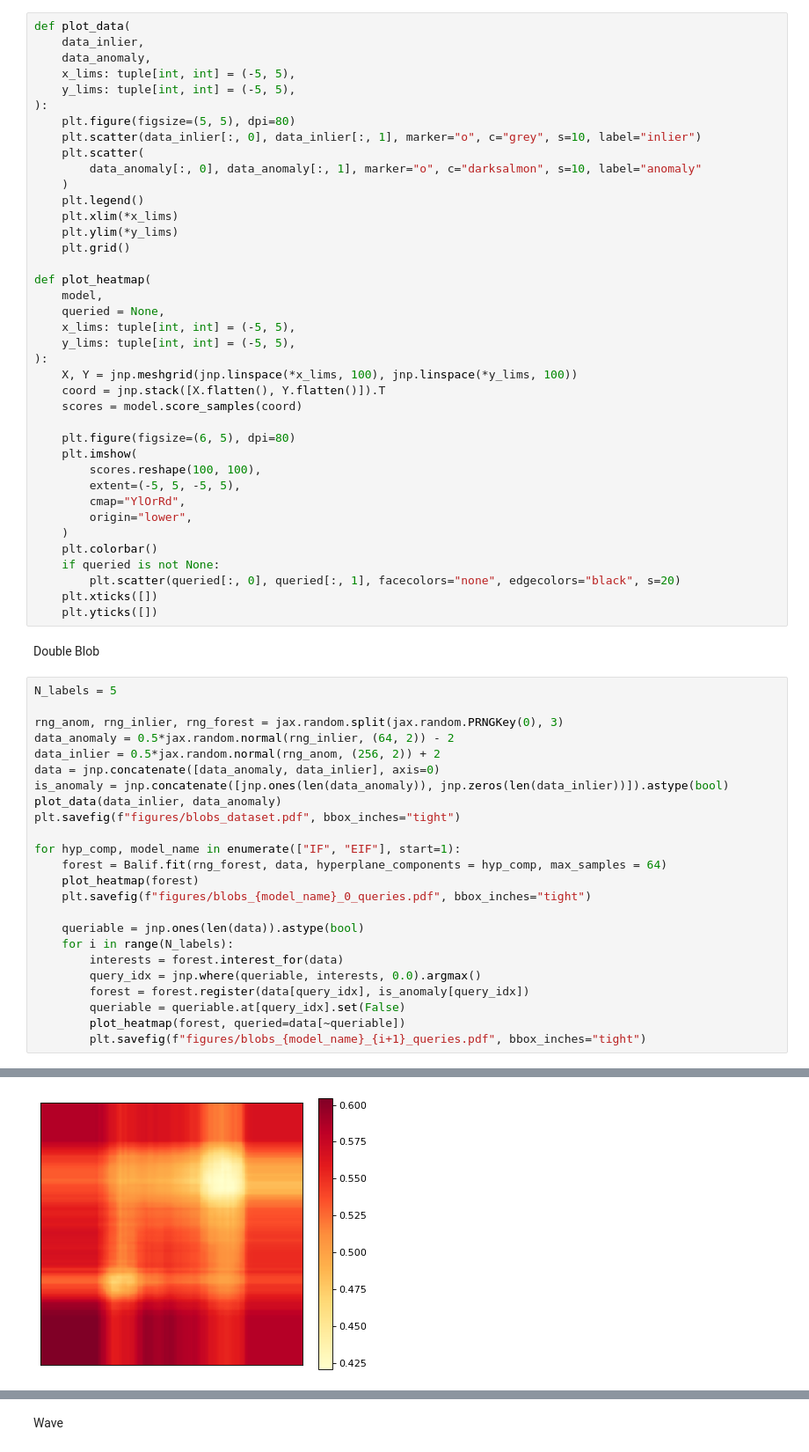
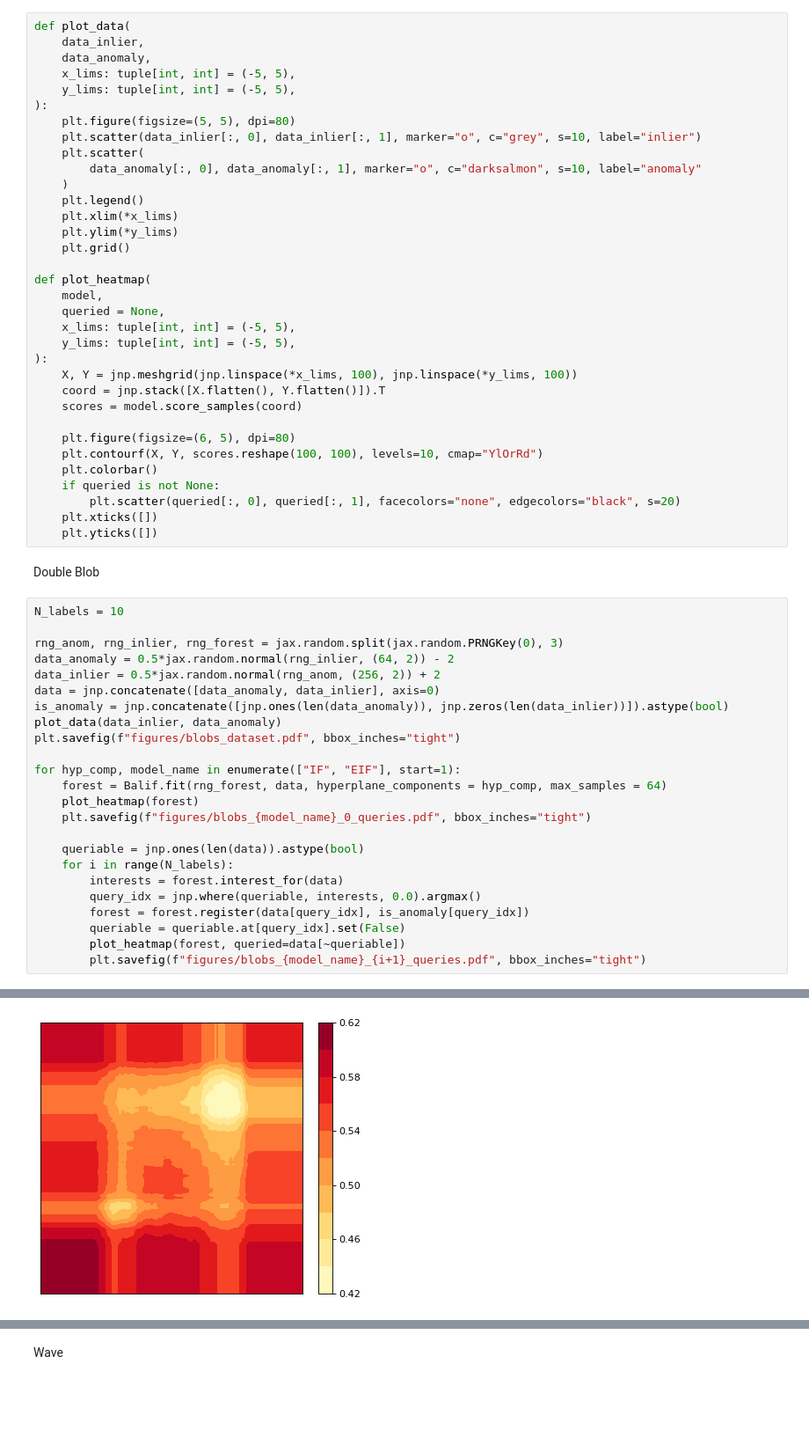
Before and after one commit to davidesartor/balif, a Jupyter notebook: jax/synthetic experiments.ipynb, the cells around one changed output, grey strips where cells are left out. Shown at 88% size. Cells and saved outputs as stored; diff of their text form; blank space fills up the shorter version.

Commit message:
use contorf instead of imshow

```diff
--- a/jax/synthetic experiments.ipynb
+++ b/jax/synthetic experiments.ipynb
@@ -35,12 +35,7 @@ def plot_heatmap(
     scores = model.score_samples(coord)
 
     plt.figure(figsize=(6, 5), dpi=80)
-    plt.imshow(
-        scores.reshape(100, 100),
-        extent=(-5, 5, -5, 5),
-        cmap="YlOrRd",
-        origin="lower",
-    )
+    plt.contourf(X, Y, scores.reshape(100, 100), levels=10, cmap="YlOrRd")
     plt.colorbar()
     if queried is not None:
         plt.scatter(queried[:, 0], queried[:, 1], facecolors="none", edgecolors="black", s=20)
@@ -49,29 +44,29 @@ def plot_heatmap(
 # %% [markdown]
 Double Blob
 # %%
-N_labels = 5
+N_labels = 10
 
 rng_anom, rng_inlier, rng_forest = jax.random.split(jax.random.PRNGKey(0), 3)
 data_anomaly = 0.5*jax.random.normal(rng_inlier, (64, 2)) - 2
 data_inlier = 0.5*jax.random.normal(rng_anom, (256, 2)) + 2
 data = jnp.concatenate([data_anomaly, data_inlier], axis=0)
 is_anomaly = jnp.concatenate([jnp.ones(len(data_anomaly)), jnp.zeros(len(data_inlier))]).astype(bool)
 plot_data(data_inlier, data_anomaly)
 plt.savefig(f"figures/blobs_dataset.pdf", bbox_inches="tight")
 
 for hyp_comp, model_name in enumerate(["IF", "EIF"], start=1):
     forest = Balif.fit(rng_forest, data, hyperplane_components = hyp_comp, max_samples = 64)
     plot_heatmap(forest)
     plt.savefig(f"figures/blobs_{model_name}_0_queries.pdf", bbox_inches="tight")
 
     queriable = jnp.ones(len(data)).astype(bool)
     for i in range(N_labels):
         interests = forest.interest_for(data)
         query_idx = jnp.where(queriable, interests, 0.0).argmax()
         forest = forest.register(data[query_idx], is_anomaly[query_idx])
         queriable = queriable.at[query_idx].set(False)
         plot_heatmap(forest, queried=data[~queriable])
         plt.savefig(f"figures/blobs_{model_name}_{i+1}_queries.pdf", bbox_inches="tight")
 # %% [output]
 [figure]
-[figure, old version]
+[figure, new version]
```
Also changed, not shown: parts of 2 cells of this notebook.
